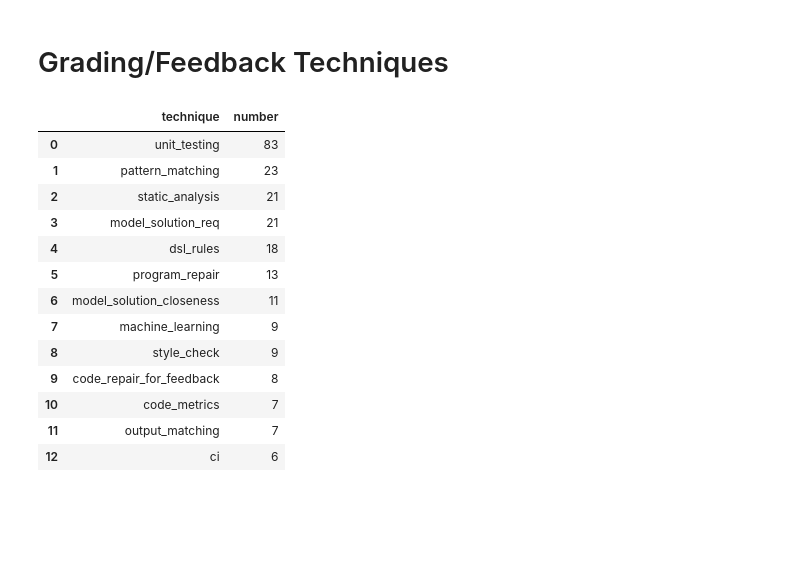
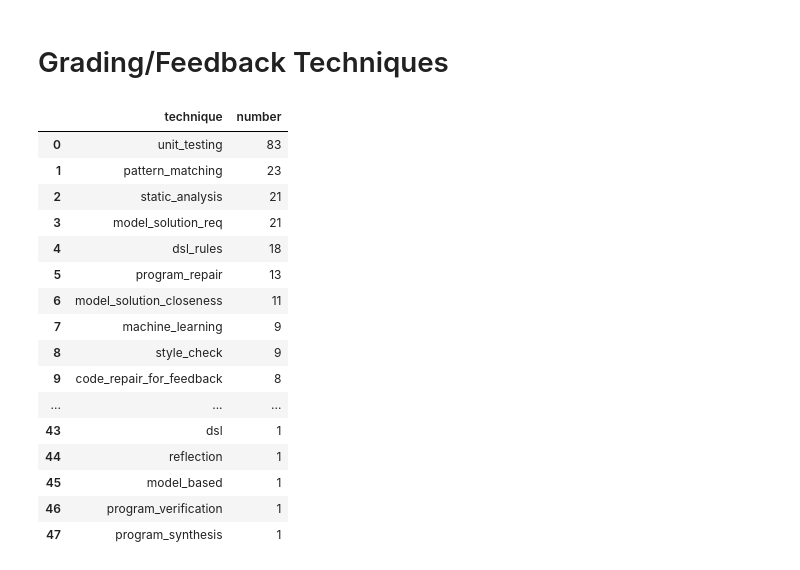
Before and after one commit to m-messer/Automated-Assessment-SLR-Data-Processing, a Jupyter notebook: analysis.ipynb, the cells around one changed output. Drawn from its saved outputs; the diff is of its cells as text; code cells hidden in the pictures; blank space fills up the shorter version.

```diff
--- a/analysis.ipynb
+++ b/analysis.ipynb
@@ -224,29 +266,32 @@ plt.savefig('plots/lang_family.pdf', bbox_inches='tight')
 # %% [markdown]
 # Grading/Feedback Techniques
 # %%
-# NEEDS DEDUPLICATING, and possibly spliting plot into grading and feedback techniques?
+# NEEDS DEDUPLICATING, and possibly splitting plot into grading and feedback techniques?
 
 tech = pd.Series([tag.replace('technique:', '') for tags in df.tags for tag in tags if tag.startswith('technique')])\
     .value_counts().reset_index()
 
 tech.columns = ["technique", 'number']
-tech = tech[tech.number > 5]
+# tech = tech[tech.number > 5]
 tech
 # %% [output]
 |  | technique | number |
 | 0 | unit_testing | 83 |
 | 1 | pattern_matching | 23 |
 | 2 | static_analysis | 21 |
 | 3 | model_solution_req | 21 |
 | 4 | dsl_rules | 18 |
 | 5 | program_repair | 13 |
 | 6 | model_solution_closeness | 11 |
 | 7 | machine_learning | 9 |
 | 8 | style_check | 9 |
 | 9 | code_repair_for_feedback | 8 |
-| 10 | code_metrics | 7 |
-| 11 | output_matching | 7 |
-| 12 | ci | 6 |
+| ... | ... | ... |
+| 43 | dsl | 1 |
+| 44 | reflection | 1 |
+| 45 | model_based | 1 |
+| 46 | program_verification | 1 |
+| 47 | program_synthesis | 1 |
 # %%
 sns.catplot(tech, kind='bar', x='technique', y='number')
 plt.xticks(rotation=90)
```
Also changed, not shown: parts of 4 cells of this notebook, 10 other files.
